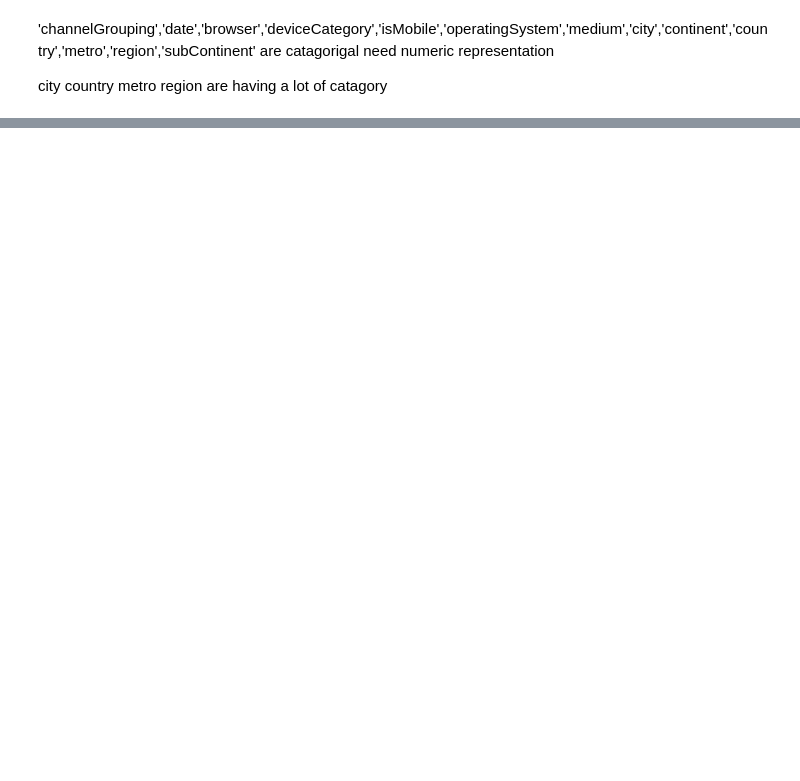
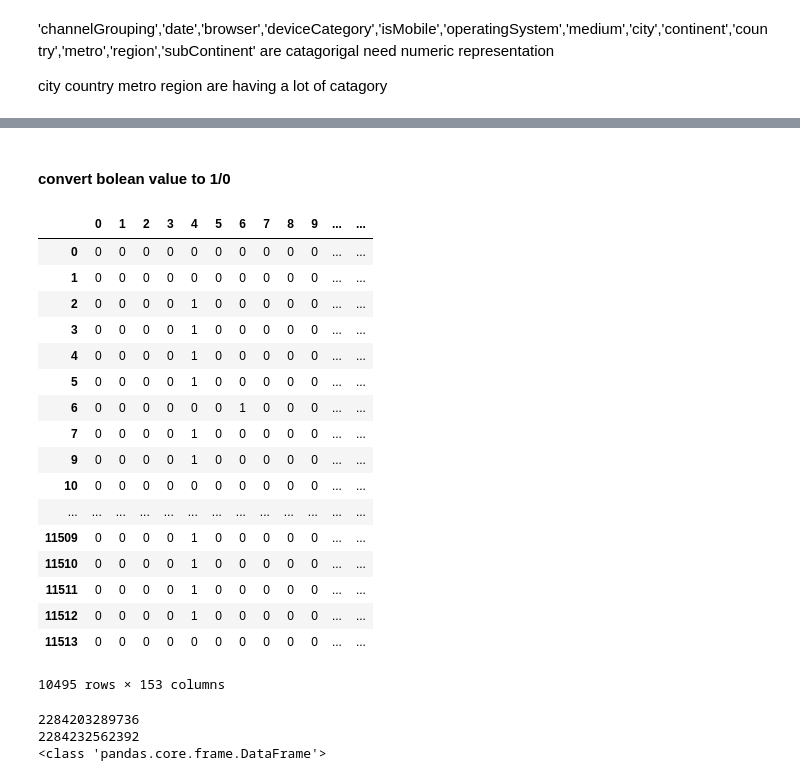
Before and after one commit to suman12345678/datascienceworknew, a Jupyter notebook: appliedai/customerrevenueprediction/Untitled28.ipynb, the cells around one changed output, grey strips where cells are left out. Saved outputs shown, nothing was run; the diff lists cells and outputs as text; code cells hidden in the pictures; blank space fills up the shorter version.

```diff
--- a/appliedai/customerrevenueprediction/Untitled28.ipynb
+++ b/appliedai/customerrevenueprediction/Untitled28.ipynb
@@ -475,0 +531,6 @@ transactionRevenue is removed and while merging with countvect index is also add
+# %%
+processing_data_train['logtransactionRevenue']=processing_data_train['logtransactionRevenue'].astype('int')
+country_mean=processing_data_train.groupby('country')['logtransactionRevenue'].agg(['mean'])
+city_mean=processing_data_train.groupby('city')['logtransactionRevenue'].agg(['mean'])
+metro_mean=processing_data_train.groupby('metro')['logtransactionRevenue'].agg(['mean'])
+region_mean=processing_data_train.groupby('region')['logtransactionRevenue'].agg(['mean'])
@@ -564,19 +611,0 @@ Name: city, Length: 11515, dtype: object>
-# %%
-#convert to onehot for channelGrouping
-onehot=pd.get_dummies(processing_data_train['channelGrouping'])
-processing_data_train=processing_data_train.drop('channelGrouping',axis=1)
-processing_data_train=processing_data_train.join(onehot)
-
-onehot=pd.get_dummies(processing_data_train['socialEngagementType'])
-processing_data_train=processing_data_train.drop('socialEngagementType',axis=1)
-processing_data_train=processing_data_train.join(onehot)
-
-onehot=pd.get_dummies(processing_data_train['browser'])
-processing_data_train=processing_data_train.drop('browser',axis=1)
-processing_data_train=processing_data_train.join(onehot)
-
-onehot=pd.get_dummies(processing_data_train['deviceCategory'])
-processing_data_train=processing_data_train.drop('deviceCategory',axis=1)
-processing_data_train=processing_data_train.join(onehot)
-
-processing_data_train.info()
@@ -610,0 +614,18 @@ processing_data_train.sample(5)
+# %%
+#convert to onehot for channelGrouping  all are in l isMobile is boolean
+l=['channelGrouping','date','browser','deviceCategory','operatingSystem','medium','continent','subContinent']
+print(processing_data_train.columns)
+#cannot drop special char like () in column name but by replaceing columnname are converting to nan for 0,1,2,3..
+
+for i in l:
+  print("create onehot for ",i)
+  onehot=pd.get_dummies(processing_data_train[i])
+  processing_data_train=processing_data_train.drop(i,axis=1)
+  processing_data_train=processing_data_train.join(onehot)
+  #remove column if its ['(none)','not available in demo dataset']
+  processing_data_train=processing_data_train[processing_data_train.columns.drop(list(processing_data_train.filter(regex='not available')))]
+  processing_data_train=processing_data_train[processing_data_train.columns.drop(list(processing_data_train.filter(regex='not set')))]
+  processing_data_train=processing_data_train[processing_data_train.columns.drop(list(processing_data_train.filter(regex='none')))]
+
+processing_data_train.info()
+print(processing_data_train.columns)
@@ -639,0 +663,33 @@ processing_data_train.to_csv('processing_data_train.csv')
+# %% [markdown]
+#### convert bolean value to 1/0
+# %%
+processing_data_train[processing_data_train['isMobile']==0]
+# %% [output]
+|  | 0 | 1 | 2 | 3 | 4 | 5 | 6 | 7 | 8 | 9 | ... | ... |
+| 0 | 0 | 0 | 0 | 0 | 0 | 0 | 0 | 0 | 0 | 0 | ... | ... |
+| 1 | 0 | 0 | 0 | 0 | 0 | 0 | 0 | 0 | 0 | 0 | ... | ... |
+| 2 | 0 | 0 | 0 | 0 | 1 | 0 | 0 | 0 | 0 | 0 | ... | ... |
+| 3 | 0 | 0 | 0 | 0 | 1 | 0 | 0 | 0 | 0 | 0 | ... | ... |
+| 4 | 0 | 0 | 0 | 0 | 1 | 0 | 0 | 0 | 0 | 0 | ... | ... |
+| 5 | 0 | 0 | 0 | 0 | 1 | 0 | 0 | 0 | 0 | 0 | ... | ... |
+| 6 | 0 | 0 | 0 | 0 | 0 | 0 | 1 | 0 | 0 | 0 | ... | ... |
+| 7 | 0 | 0 | 0 | 0 | 1 | 0 | 0 | 0 | 0 | 0 | ... | ... |
+| 9 | 0 | 0 | 0 | 0 | 1 | 0 | 0 | 0 | 0 | 0 | ... | ... |
+| 10 | 0 | 0 | 0 | 0 | 0 | 0 | 0 | 0 | 0 | 0 | ... | ... |
+| ... | ... | ... | ... | ... | ... | ... | ... | ... | ... | ... | ... | ... |
+| 11509 | 0 | 0 | 0 | 0 | 1 | 0 | 0 | 0 | 0 | 0 | ... | ... |
+| 11510 | 0 | 0 | 0 | 0 | 1 | 0 | 0 | 0 | 0 | 0 | ... | ... |
+| 11511 | 0 | 0 | 0 | 0 | 1 | 0 | 0 | 0 | 0 | 0 | ... | ... |
+| 11512 | 0 | 0 | 0 | 0 | 1 | 0 | 0 | 0 | 0 | 0 | ... | ... |
+| 11513 | 0 | 0 | 0 | 0 | 0 | 0 | 0 | 0 | 0 | 0 | ... | ... |
+10495 rows × 153 columns
+# %%
+# Take a copy of DF in different memory
+temp=processing_data_train.copy() #deep=True)
+print(id(processing_data_train))
+print(id(temp))
+print(type(temp)) #,temp.sample(2))
+# %% [output]
+2284203289736
+2284232562392
+<class 'pandas.core.frame.DataFrame'>
```
Also changed, not shown: parts of 54 cells of this notebook, 1 other file.
